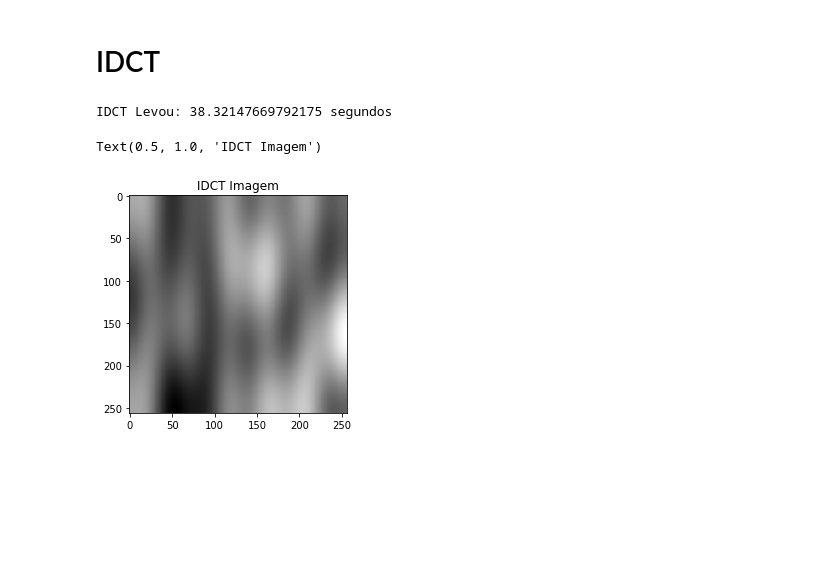
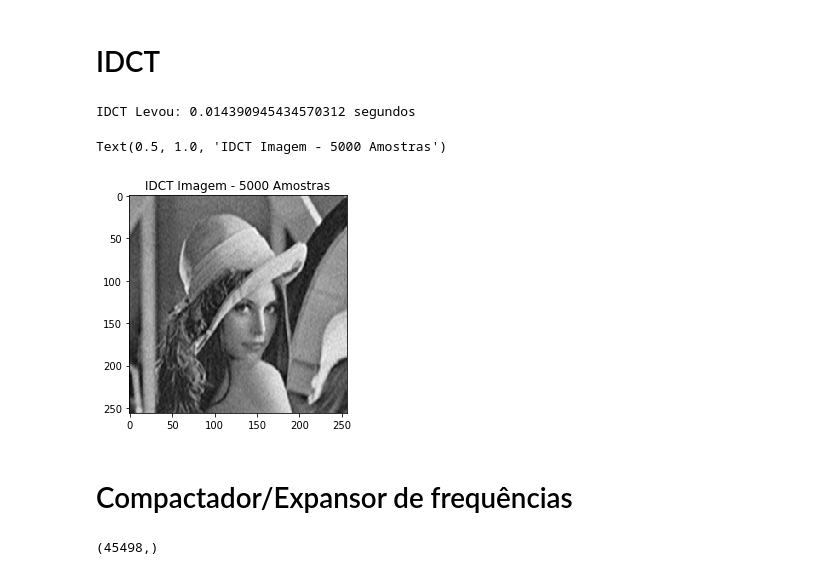
Before and after one commit to bmviniciuss/pdi-2019-1, a Jupyter notebook: project2/projeto2.ipynb, the cells around one changed output. Cells and saved outputs as stored; diff of their text form; code cells hidden in the pictures; blank space fills up the shorter version.

```diff
--- a/project2/projeto2.ipynb
+++ b/project2/projeto2.ipynb
@@ -25,20 +25,20 @@ from scipy import fftpack
 def DCT1D(data):
     N = len(data)
     X = np.zeros(N)
-    ak = math.sqrt(2.0/N)
+    aK = math.sqrt(2.0/N)
 
     for k in range(N):
         ck = math.sqrt(1.0/2.0) if k == 0 else 1
         s = 0
 
         for n in range(N):
-            q = 2.0 * math.pi * k * n
-            w = k * math.pi
-            two_n = 2.0 * N
+            a1 = 2.0 * math.pi * k * n
+            a2 = k * math.pi
+            nn = 2.0 * N
 
-            s += data[n] * math.cos((q/two_n) + (w/two_n))
+            s += data[n] * math.cos((a1/nn) + (a2/nn))
 
-        X[k] = ak * ck * s
+        X[k] = aK * ck * s
 
     return X
 # %% [markdown]
@@ -201,14 +206,14 @@ imgDCT = np.zeros(imagem.shape)
 inicio = time.time()
 # aplicar DCT verticalmente
 for i, linha in enumerate(imagem):
-    imgDCT[i] = DCT1D(linha)
-#     imgDCT[i] = fftpack.dct(linha)
+#     imgDCT[i] = DCT1D(linha)
+    imgDCT[i] = fftpack.dct(linha)
 
 imgDCT = imgDCT.T
 # Aplica DCT nas colunas
 for i, linha in enumerate(imgDCT):
-    imgDCT[i] = DCT1D(linha)
-#     imgDCT[i] = fftpack.dct(linha)
+#     imgDCT[i] = DCT1D(linha)
+    imgDCT[i] = fftpack.dct(linha)
 
 fim = time.time()
 print("DCT Levou: {} segundos".format((fim - inicio)))
@@ -280,15 +285,15 @@ imgIDCT = np.zeros(imagem.shape)
 
 inicio = time.time()
 for i, linha in enumerate(imgDCT_filtered):
-#     imgIDCT[i] = fftpack.idct(linha)
-    imgIDCT[i] = IDCT1D(linha)
+    imgIDCT[i] = fftpack.idct(linha)
+#     imgIDCT[i] = IDCT1D(linha)
 
 
 imgIDCT_Trans = imgIDCT.T
 
 for i, linha in enumerate(imgIDCT_Trans):
-#     imgIDCT_Trans[i] = fftpack.idct(linha)
-    imgIDCT_Trans[i] = IDCT1D(linha)
+    imgIDCT_Trans[i] = fftpack.idct(linha)
+#     imgIDCT_Trans[i] = IDCT1D(linha)
 
 
 fim = time.time()
@@ -296,10 +301,19 @@ print("IDCT Levou: {} segundos".format((fim - inicio)))
 
 imgIDCT = imgIDCT
 # %% [output]
-IDCT Levou: 38.32147669792175 segundos
+IDCT Levou: 0.014390945434570312 segundos
 # %%
 plt.imshow(imgIDCT, cmap="gray")
-plt.title("IDCT Imagem")
+plt.title("IDCT Imagem - {} Amostras".format(img_num))
 # %% [output]
-Text(0.5, 1.0, 'IDCT Imagem')
+Text(0.5, 1.0, 'IDCT Imagem - 5000 Amostras')
-[figure, old version]
+[figure, new version]
+# %% [markdown]
+# Compactador/Expansor de frequências
+# %%
+# Read Wav File
+filename = "MaisUmaSemana.wav"
+audio_rate, audio_data = wavfile.read("./" + filename)
+audio_data.shape
+# %% [output]
+(45498,)
```
Also changed, not shown: parts of 11 cells of this notebook, 7 other files.
